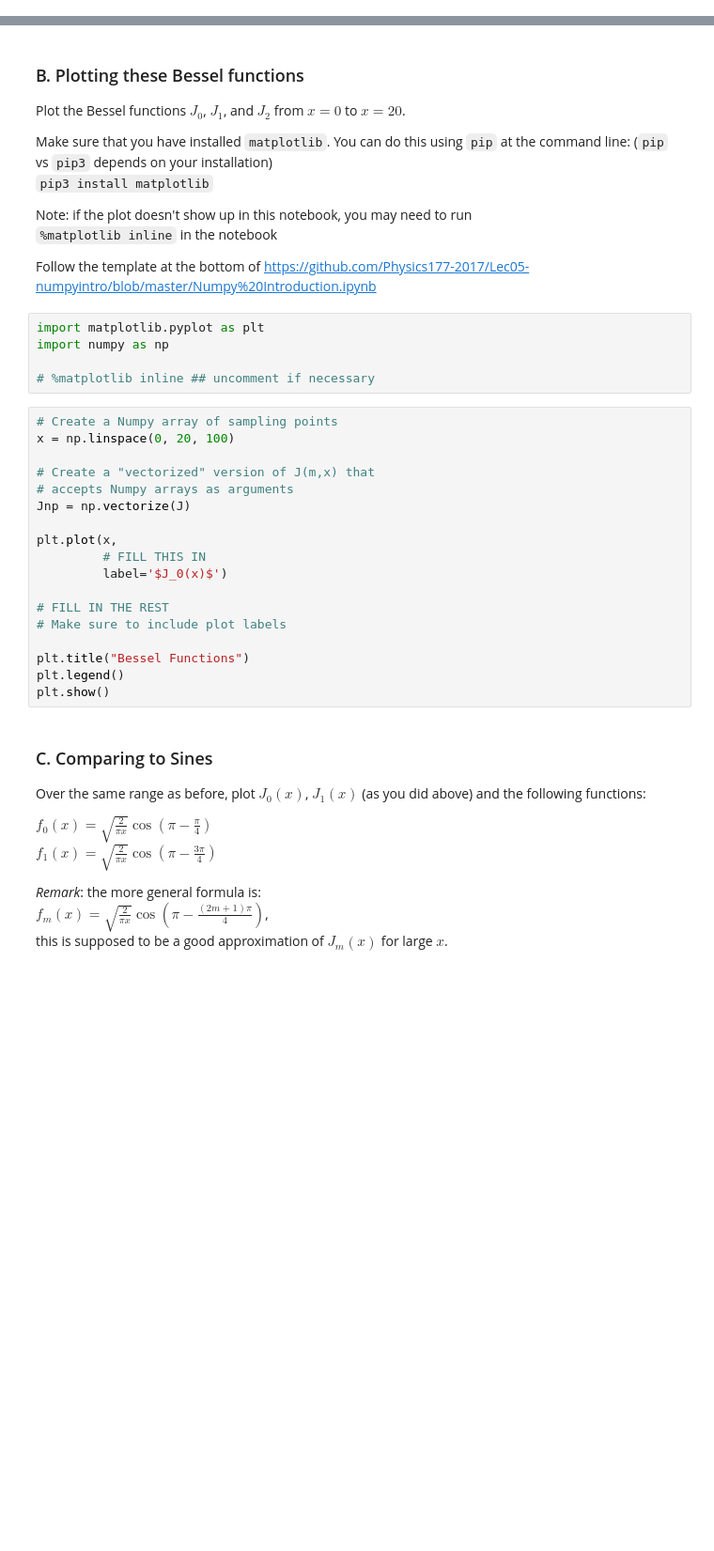
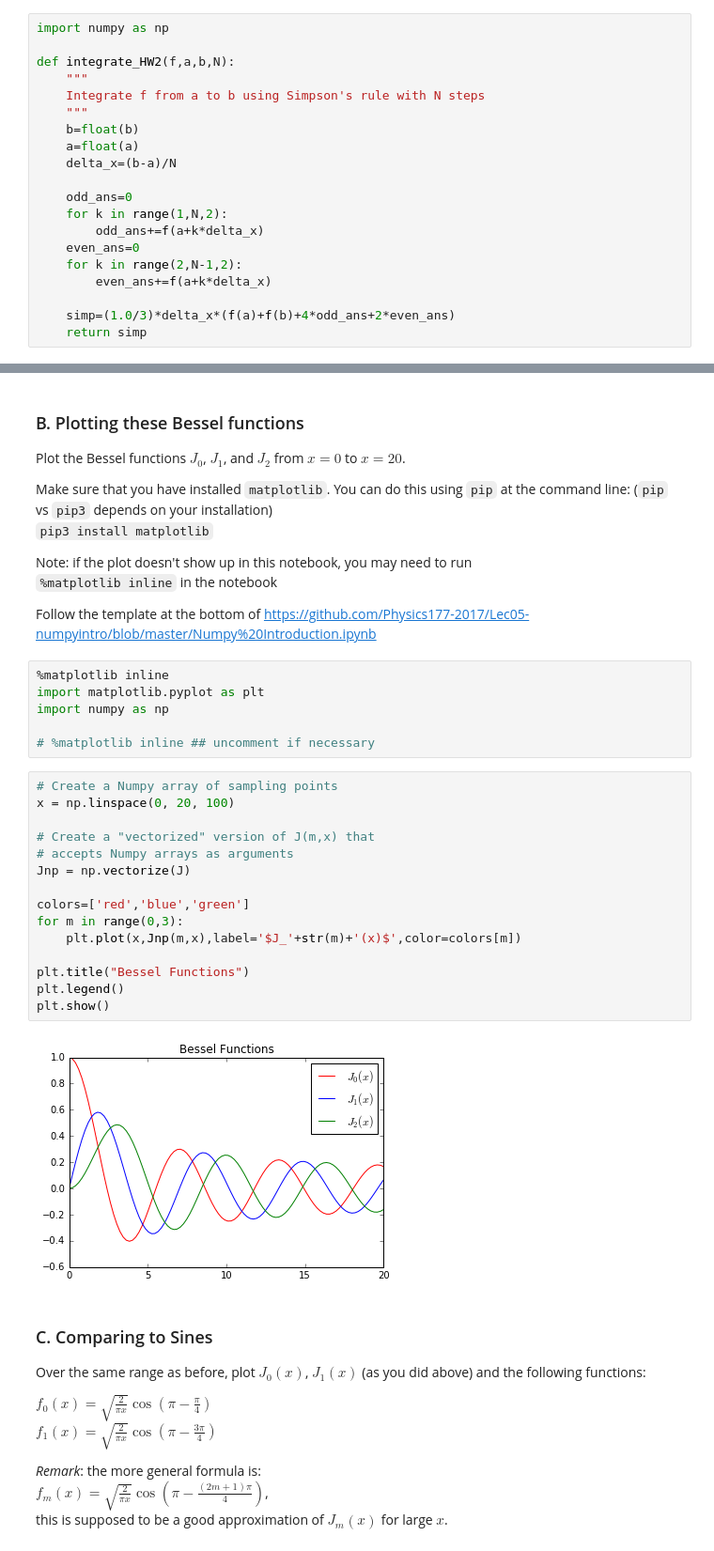
Before and after one commit to whick002/Homework02, a Jupyter notebook: Homework_02.ipynb, the cells around one changed output, grey strips where cells are left out. Shown: that part at 94% size. Saved outputs shown, nothing was run; the diff lists cells and outputs as text; blank space fills up the shorter version.

```diff
--- a/Homework_02.ipynb
+++ b/Homework_02.ipynb
@@ -31,3 +22,23 @@ def integrate_HW2(f,a,b,N):
+# %%
+import numpy as np
+
+def integrate_HW2(f,a,b,N):
+    """
+    Integrate f from a to b using Simpson's rule with N steps
+    """
+    b=float(b)
+    a=float(a)
+    delta_x=(b-a)/N
+
+    odd_ans=0
+    for k in range(1,N,2):
+        odd_ans+=f(a+k*delta_x)
+    even_ans=0
+    for k in range(2,N-1,2):
+        even_ans+=f(a+k*delta_x)
+
+    simp=(1.0/3)*delta_x*(f(a)+f(b)+4*odd_ans+2*even_ans)
+    return simp
 # %% [markdown]
 Now test this on a nice function:
 # %%
@@ -81,6 +94,7 @@ in the notebook
 
 Follow the template at the bottom of https://github.com/Physics177-2017/Lec05-numpyintro/blob/master/Numpy%20Introduction.ipynb
 # %%
+%matplotlib inline
 import matplotlib.pyplot as plt
 import numpy as np
 
@@ -88,21 +102,20 @@ import numpy as np
 # %%
 # Create a Numpy array of sampling points
 x = np.linspace(0, 20, 100)
 
 # Create a "vectorized" version of J(m,x) that
 # accepts Numpy arrays as arguments
 Jnp = np.vectorize(J)
 
-plt.plot(x,
-         # FILL THIS IN
-         label='$J_0(x)$')
-
-# FILL IN THE REST
-# Make sure to include plot labels
+colors=['red','blue','green']
+for m in range(0,3):
+    plt.plot(x,Jnp(m,x),label='$J_'+str(m)+'(x)$',color=colors[m])
 
 plt.title("Bessel Functions")
 plt.legend()
 plt.show()
+# %% [output]
+[figure, added]
 # %% [markdown]
 ### C. Comparing to Sines
 
```
Also changed, not shown: parts of 27 cells of this notebook.
